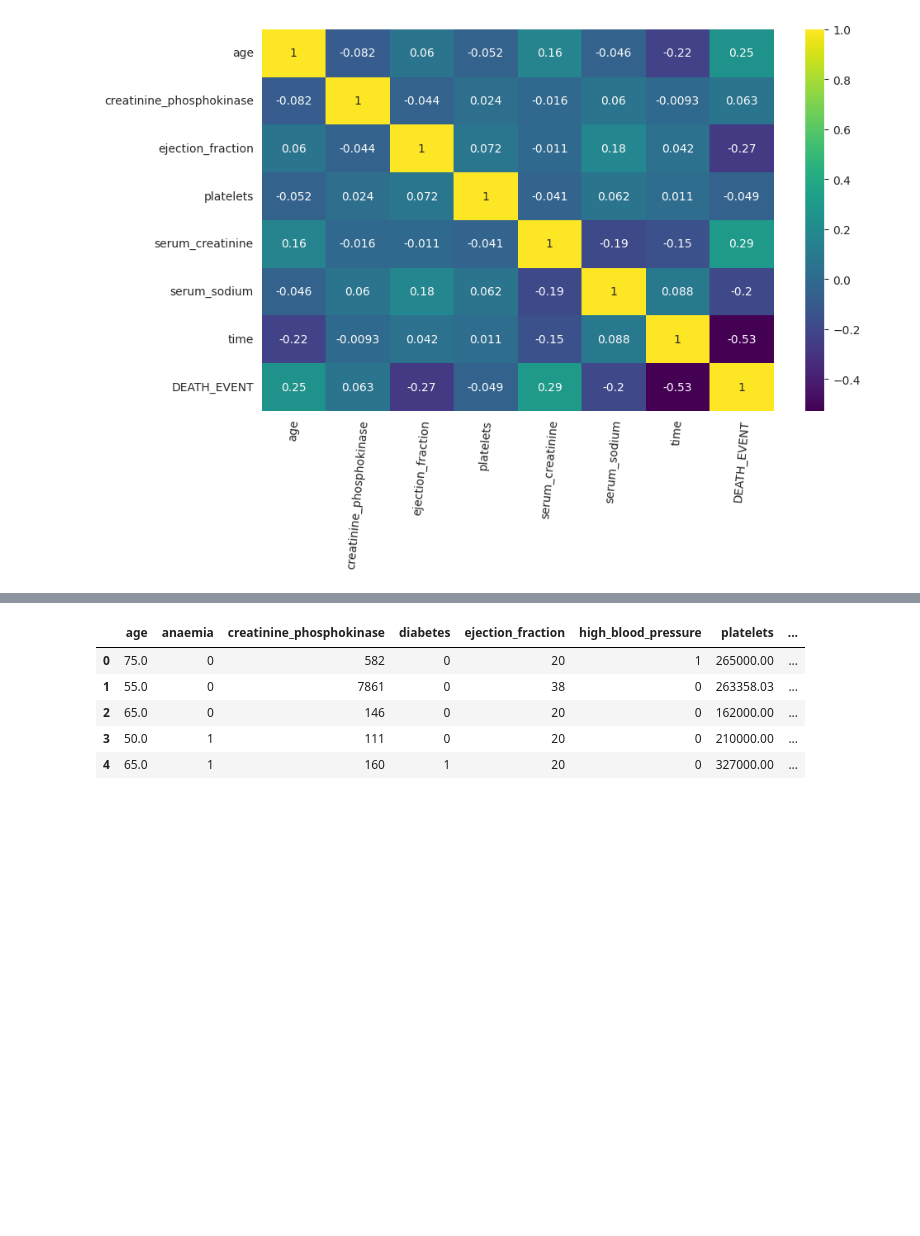
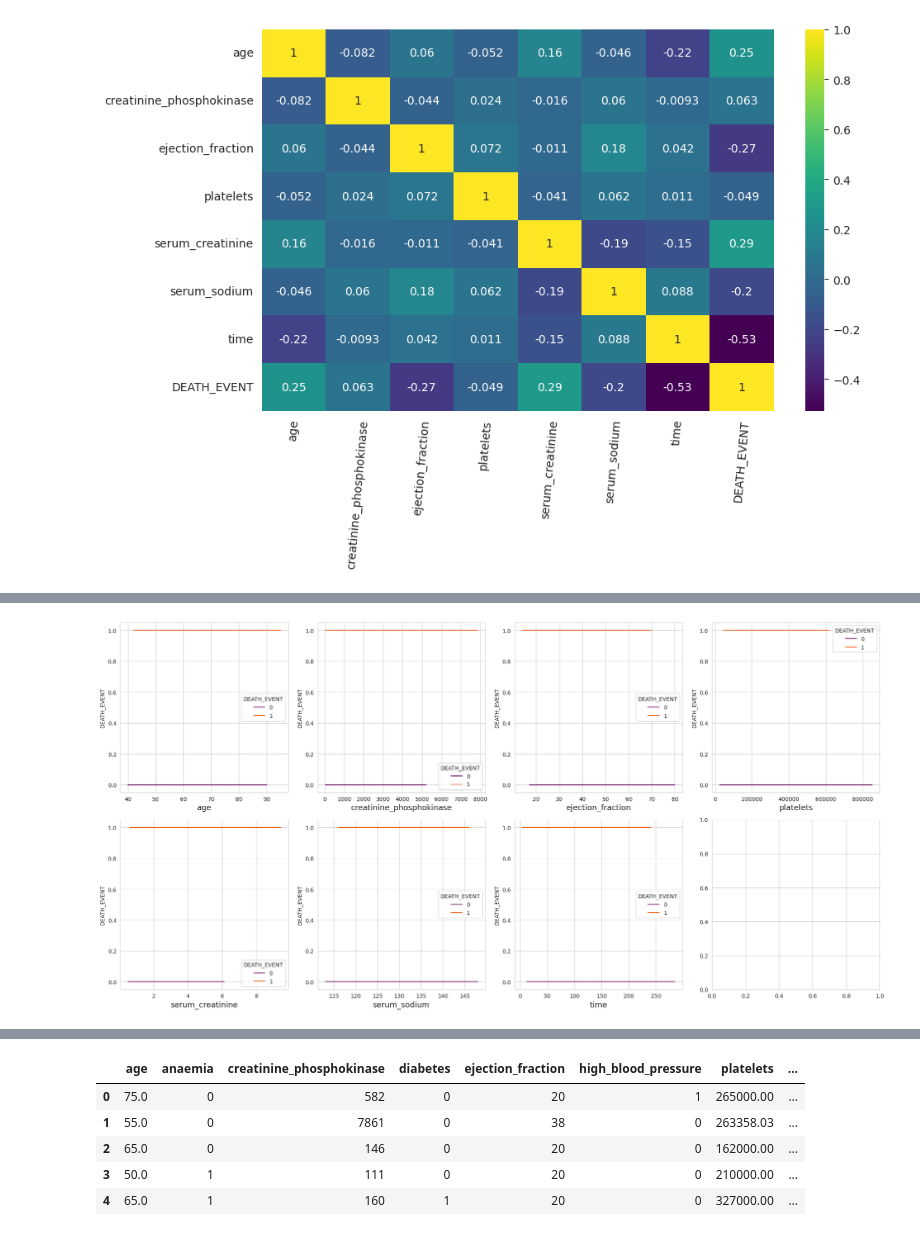
Before and after one commit to mmustafakapici/Heart-Failure-predictions, a Jupyter notebook: heart-failure-prediction.ipynb, the cells around one changed output, grey strips where cells are left out. Cells and saved outputs as stored; diff of their text form; code cells hidden in the pictures; blank space fills up the shorter version.

```diff
--- a/heart-failure-prediction.ipynb
+++ b/heart-failure-prediction.ipynb
@@ -268,3 +268,7 @@ plot_scatterplot(df, numerical_features, target_feature )
+# %%
+plot_lineplot(df, numerical_features, target_feature)
+# %% [output]
+[figure, added]
 # %%
 plot_pairplot(df  ,numerical_features,target_feature)
 # %% [output]
```
Also changed, not shown: parts of 15 cells of this notebook.
